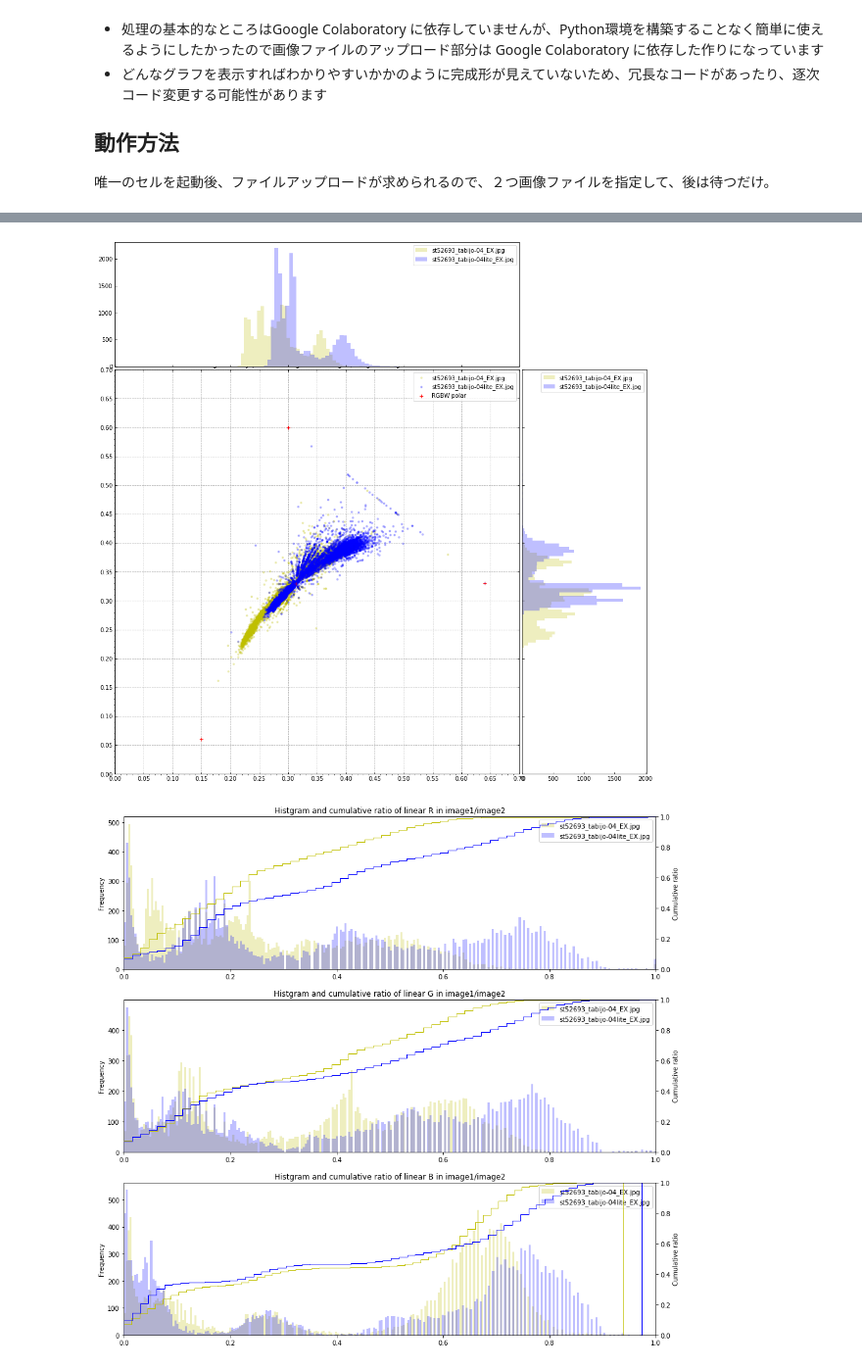
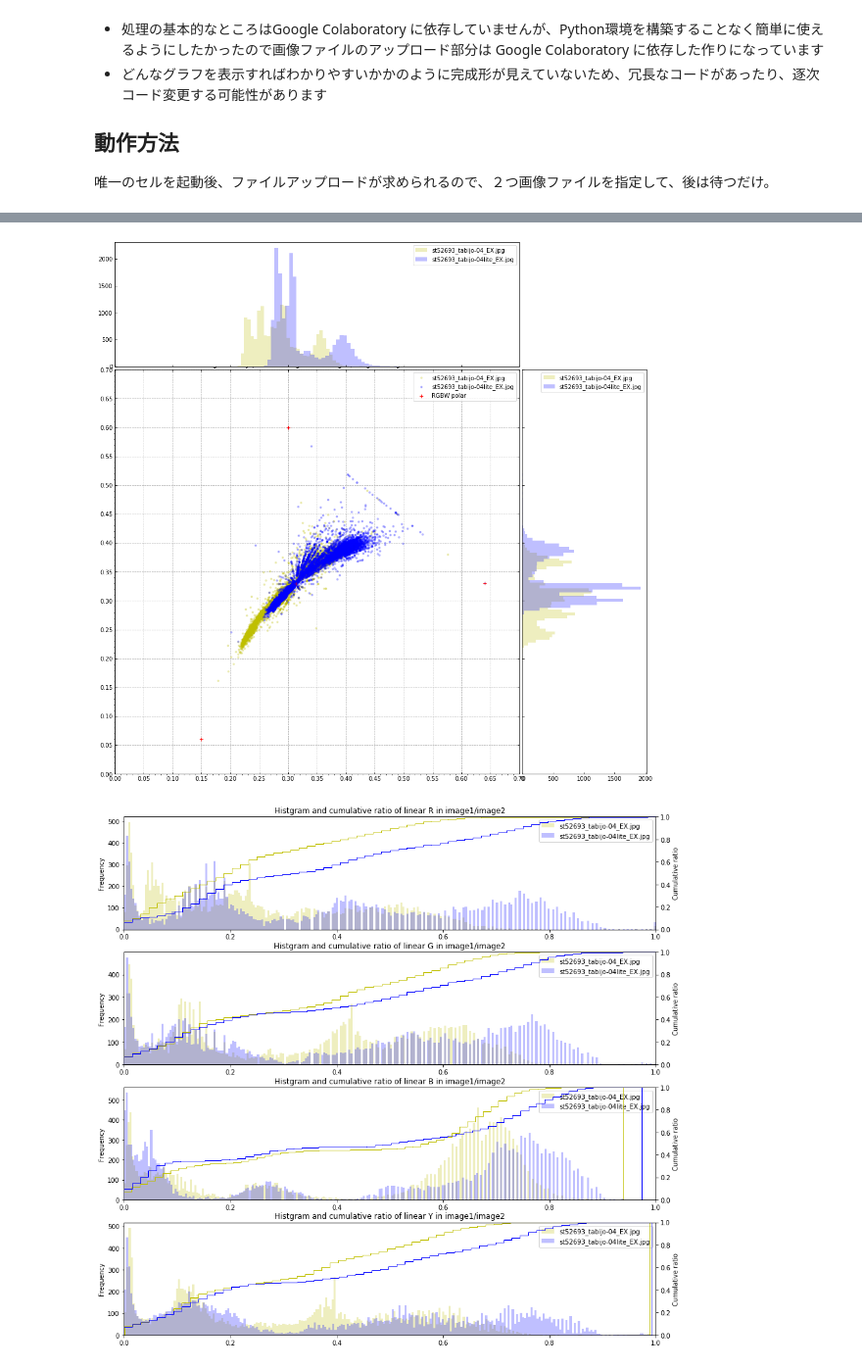
Before and after one commit to zfukuoka/image_visual_analysis, a Jupyter notebook: image_visual_analysis.ipynb, the cells around one changed output, grey strips where cells are left out. Shown at 98% size. Saved outputs shown, nothing was run; the diff lists cells and outputs as text; code cells hidden in the pictures.

```diff
--- a/image_visual_analysis.ipynb
+++ b/image_visual_analysis.ipynb
@@ -54,6 +54,7 @@ RGBY_HIST_X_LIM = 0, 1.0              # RGBYヒストグラムの表現範囲で
 RGBY_HIST_BINS = 256                  # RGBYヒストグラムの分割数。現状正規化しているのであまり意味はないが、正規化前の256段階
 RGBY_CUMULATIVE_Y_LIM = 0, 1.0        # RGBYヒストグラムの累積表示の表現範囲でY軸の下限、上限。現状、X軸はヒストグラムと同じため定義せず、Y軸は割合なので0～1.0
 RGBY_CUMULATIVE_BINS = int(RGBY_HIST_BINS / 4) # RGBYヒストグラムの累積表示の分割数。現状、ヒストグラムと同じ粒度だとグラフが見え難いこともあったので少し粗目
+RGB2Y_CONVERT_MATRIX = np.array([0.299, 0.587, 0.114]) # ITU-R BT.601 に従った輝度Yの変換行列
 
 # Jpeg files load from local PC.
 # When not specified 2 jpeg files, it force to end.
@@ -153,13 +154,16 @@ image1_y = ciexyzs[0][0:, 1]
 image2_x = ciexyzs[1][0:, 0]
 image2_y = ciexyzs[1][0:, 1]
 temp = normalizedRGBs[0].reshape(-1, 3)
+print(temp.shape)
 image1_r = temp[0:, 0]
 image1_g = temp[0:, 1]
 image1_b = temp[0:, 2]
+image1_l = np.dot(temp[0:,], RGB2Y_CONVERT_MATRIX)
 temp = normalizedRGBs[1].reshape(-1, 3)
 image2_r = temp[0:, 0]
 image2_g = temp[0:, 1]
 image2_b = temp[0:, 2]
+image2_l = np.dot(temp[0:,], RGB2Y_CONVERT_MATRIX)
 image1_filename = im_fnames[0]
 image2_filename = im_fnames[1]
 
@@ -261,9 +265,9 @@ ax_hist2.hist(image1_y, bins=CIEXY_HIST_BINS, color='y', alpha=0.25, label=image
 ax_hist2.hist(image2_y, bins=CIEXY_HIST_BINS, color='b', alpha=0.25, label=image2_filename, orientation='horizontal')
 ax_hist2.legend()
 
-# プロット5 R/G/Bのヒストグラム
+# プロット5 R/G/B/Luma(Y)のヒストグラム
 fig5 = plt.figure(figsize=(15,15))
-ax_hist3 = fig5.add_subplot(311)
+ax_hist3 = fig5.add_subplot(411)
 ax_hist3.set_title('Histgram and cumulative ratio of linear R in image1/image2')
 ax_hist3.set_xlim(RGBY_HIST_X_LIM)
 ax_hist3.hist(image1_r, bins=RGBY_HIST_BINS, color='y', alpha=0.25, label=image1_filename)
@@ -276,7 +280,7 @@ ax_hist4.set_ylim(RGBY_CUMULATIVE_Y_LIM)
 ax_hist4.hist(image1_r, bins=RGBY_CUMULATIVE_BINS, cumulative=True, density=True, histtype='step', color='y')
 ax_hist4.hist(image2_r, bins=RGBY_CUMULATIVE_BINS, cumulative=True, density=True, histtype='step', color='b')
 ax_hist4.set_ylabel('Cumulative ratio')
-ax_hist5 = fig5.add_subplot(312)
+ax_hist5 = fig5.add_subplot(412)
 ax_hist5.set_title('Histgram and cumulative ratio of linear G in image1/image2')
 ax_hist5.set_xlim(RGBY_HIST_X_LIM)
 ax_hist5.hist(image1_g, bins=RGBY_HIST_BINS, color='y', alpha=0.25, label=image1_filename)
@@ -289,7 +293,7 @@ ax_hist6.set_ylim(RGBY_CUMULATIVE_Y_LIM)
 ax_hist6.hist(image1_g, bins=RGBY_CUMULATIVE_BINS, cumulative=True, density=True, histtype='step', color='y')
 ax_hist6.hist(image2_g, bins=RGBY_CUMULATIVE_BINS, cumulative=True, density=True, histtype='step', color='b')
 ax_hist6.set_ylabel('Cumulative ratio')
-ax_hist7 = fig5.add_subplot(313)
+ax_hist7 = fig5.add_subplot(413)
 ax_hist7.set_title('Histgram and cumulative ratio of linear B in image1/image2')
 ax_hist7.set_xlim(RGBY_HIST_X_LIM)
 ax_hist7.hist(image1_b, bins=RGBY_HIST_BINS, color='y', alpha=0.25, label=image1_filename)
@@ -302,6 +306,19 @@ ax_hist8.set_ylim(RGBY_CUMULATIVE_Y_LIM)
 ax_hist8.hist(image1_b, bins=RGBY_CUMULATIVE_BINS, cumulative=True, density=True, histtype='step', color='y')
 ax_hist8.hist(image2_b, bins=RGBY_CUMULATIVE_BINS, cumulative=True, density=True, histtype='step', color='b')
 ax_hist8.set_ylabel('Cumulative ratio')
+ax_hist9 = fig5.add_subplot(414)
+ax_hist9.set_title('Histgram and cumulative ratio of linear Y in image1/image2')
+ax_hist9.set_xlim(RGBY_HIST_X_LIM)
+ax_hist9.hist(image1_l, bins=RGBY_HIST_BINS, color='y', alpha=0.25, label=image1_filename)
+ax_hist9.hist(image2_l, bins=RGBY_HIST_BINS, color='b', alpha=0.25, label=image2_filename)
+ax_hist9.set_ylabel('Frequency')
+ax_hist9.legend()
+ax_hist10 = ax_hist9.twinx()
+ax_hist10.set_xlim(ax_hist9.get_xlim())
+ax_hist10.set_ylim(RGBY_CUMULATIVE_Y_LIM)
+ax_hist10.hist(image1_l, bins=RGBY_CUMULATIVE_BINS, cumulative=True, density=True, histtype='step', color='y')
+ax_hist10.hist(image2_l, bins=RGBY_CUMULATIVE_BINS, cumulative=True, density=True, histtype='step', color='b')
+ax_hist10.set_ylabel('Cumulative ratio')
 
 
 plt.show()
@@ -314,4 +332,4 @@ Saving st52693_tabijo-04lite_EX.jpg to st52693_tabijo-04lite_EX.jpg
 [figure]
 [figure]
 [figure]
-[figure, old version]
+[figure, new version]
```
Also changed, not shown: parts of 1 cell of this notebook.
